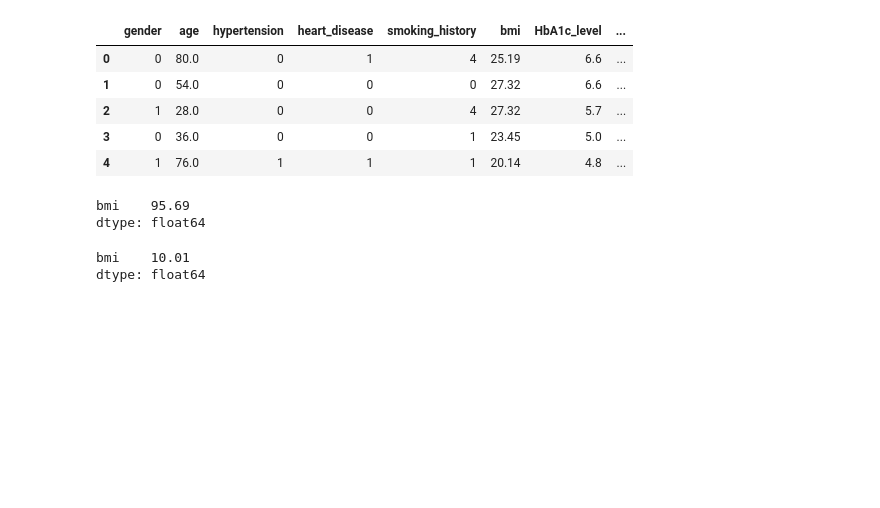
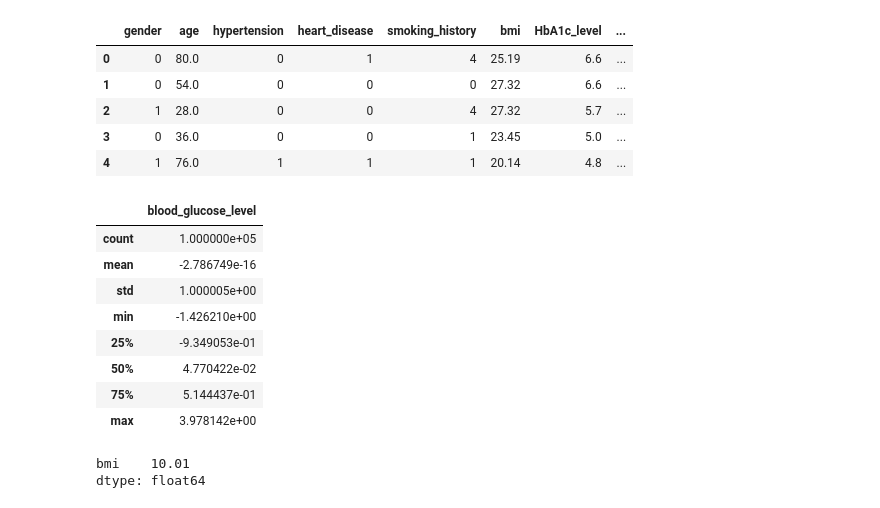
Before and after one commit to Kushan2k/Diabetes-Prediction-Model, a Jupyter notebook: model.ipynb, the cells around one changed output. Cells and saved outputs as stored; diff of their text form; code cells hidden in the pictures; blank space fills up the shorter version.

```diff
--- a/model.ipynb
+++ b/model.ipynb
@@ -138,8 +143,15 @@ from sklearn.preprocessing import StandardScaler
 # %%
 scaler=StandardScaler()
 # %%
-X[['bmi']].max()
+X[['blood_glucose_level']].describe()
 # %% [output]
-bmi    95.69
-dtype: float64
+|  | blood_glucose_level |
+| count | 1.000000e+05 |
+| mean | -2.786749e-16 |
+| std | 1.000005e+00 |
+| min | -1.426210e+00 |
+| 25% | -9.349053e-01 |
+| 50% | 4.770422e-02 |
+| 75% | 5.144437e-01 |
+| max | 3.978142e+00 |
 # %%
```
Also changed, not shown: parts of 23 cells of this notebook, 2 other files.
